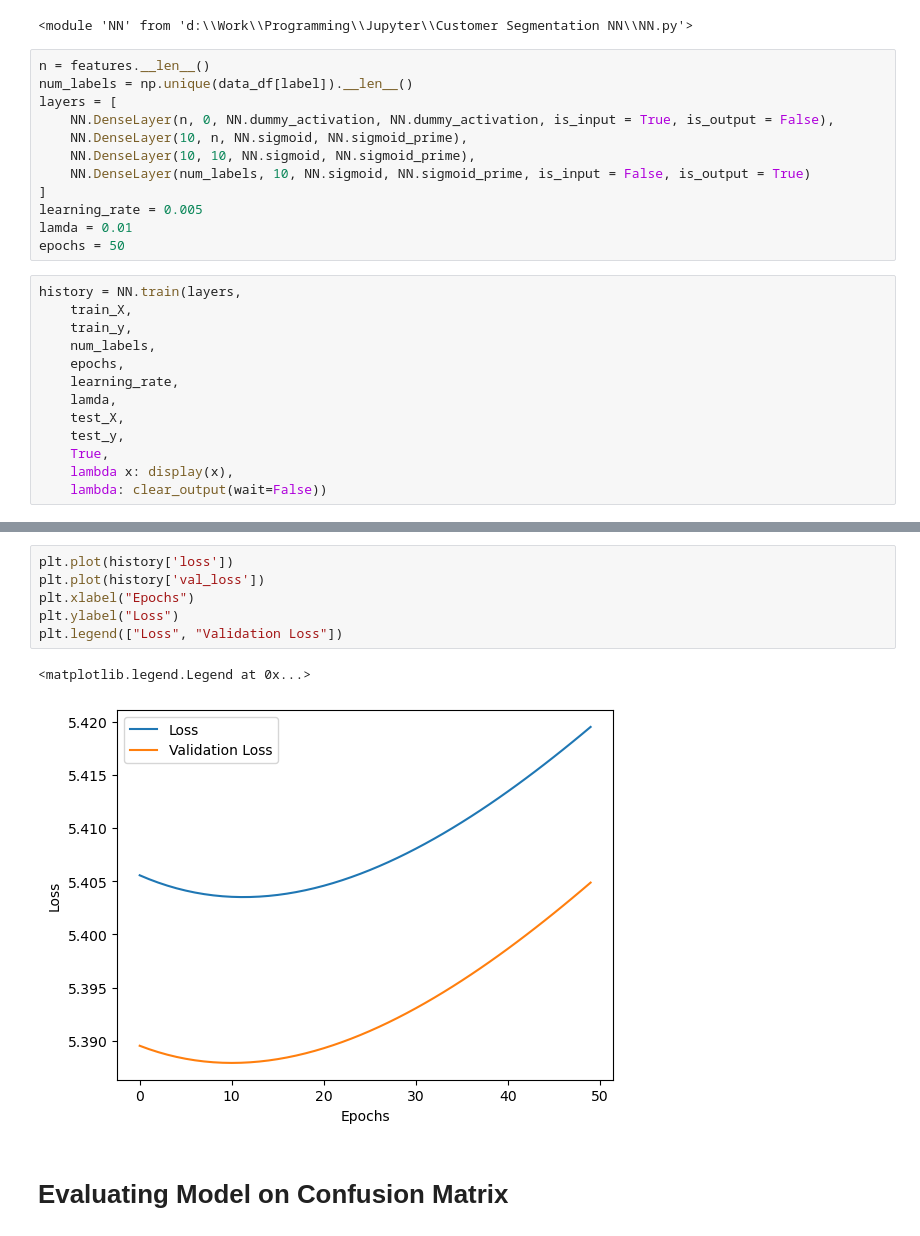
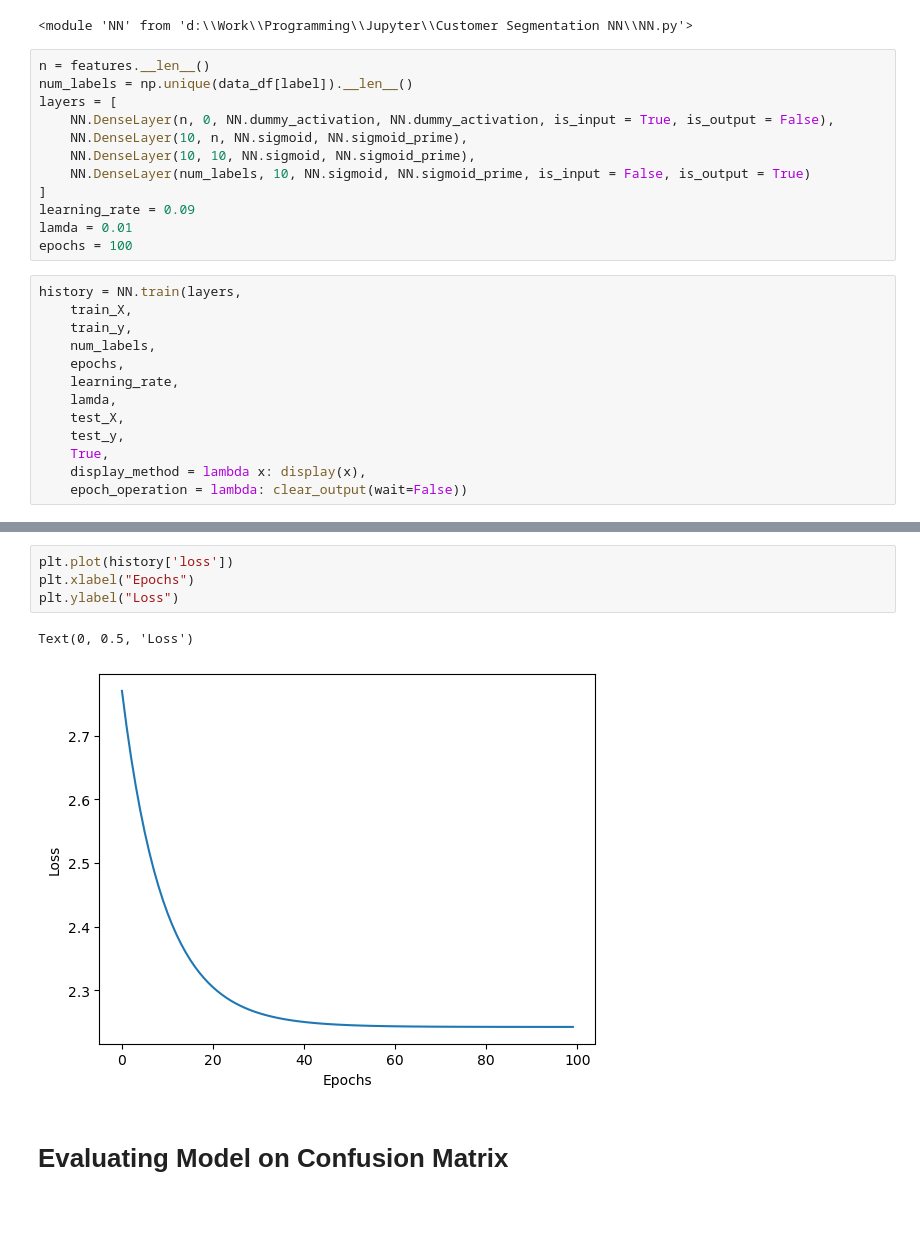
Before and after one commit to AsimWattoo/CustomerSegmentation_NN_Python, a Jupyter notebook: index.ipynb, the cells around one changed output, grey strips where cells are left out. Drawn from its saved outputs; the diff is of its cells as text.

```diff
--- a/index.ipynb
+++ b/index.ipynb
@@ -99,9 +99,9 @@ layers = [
     NN.DenseLayer(10, 10, NN.sigmoid, NN.sigmoid_prime),
     NN.DenseLayer(num_labels, 10, NN.sigmoid, NN.sigmoid_prime, is_input = False, is_output = True)
 ]
-learning_rate = 0.005
+learning_rate = 0.09
 lamda = 0.01
-epochs = 50
+epochs = 100
 # %%
 history = NN.train(layers,
     train_X,
@@ -113,5 +113,5 @@ history = NN.train(layers,
     test_X,
     test_y,
     True,
-    lambda x: display(x),
-    lambda: clear_output(wait=False))
+    display_method = lambda x: display(x),
+    epoch_operation = lambda: clear_output(wait=False))
@@ -141,12 +127,10 @@ NN.check_gradient(layers,
 # %%
 plt.plot(history['loss'])
-plt.plot(history['val_loss'])
 plt.xlabel("Epochs")
 plt.ylabel("Loss")
-plt.legend(["Loss", "Validation Loss"])
 # %% [output]
-<matplotlib.legend.Legend at 0x...>
+Text(0, 0.5, 'Loss')
-[figure, old version]
+[figure, new version]
 # %% [markdown]
 # Evaluating Model on Confusion Matrix
 # %%
```
Also changed, not shown: parts of 5 cells of this notebook, 1 other file.
